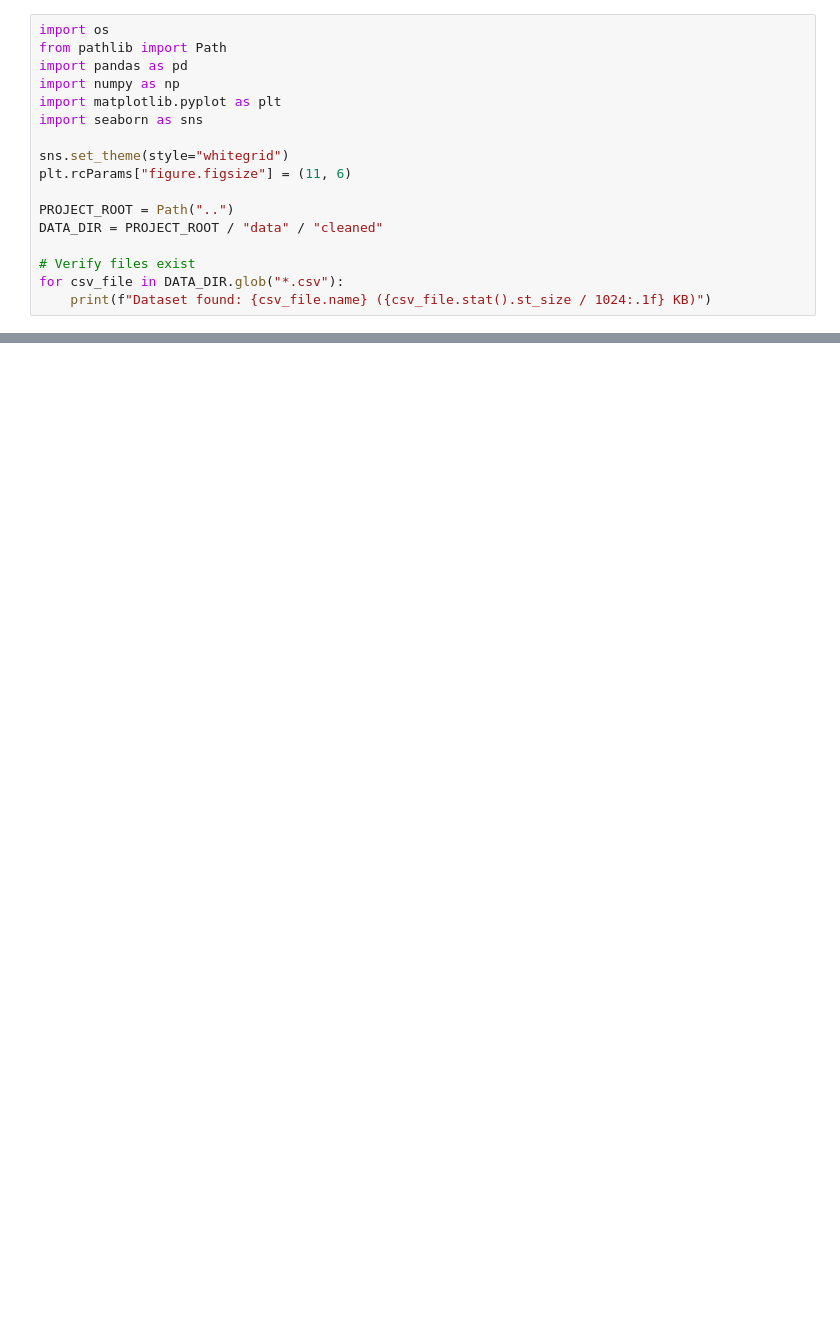
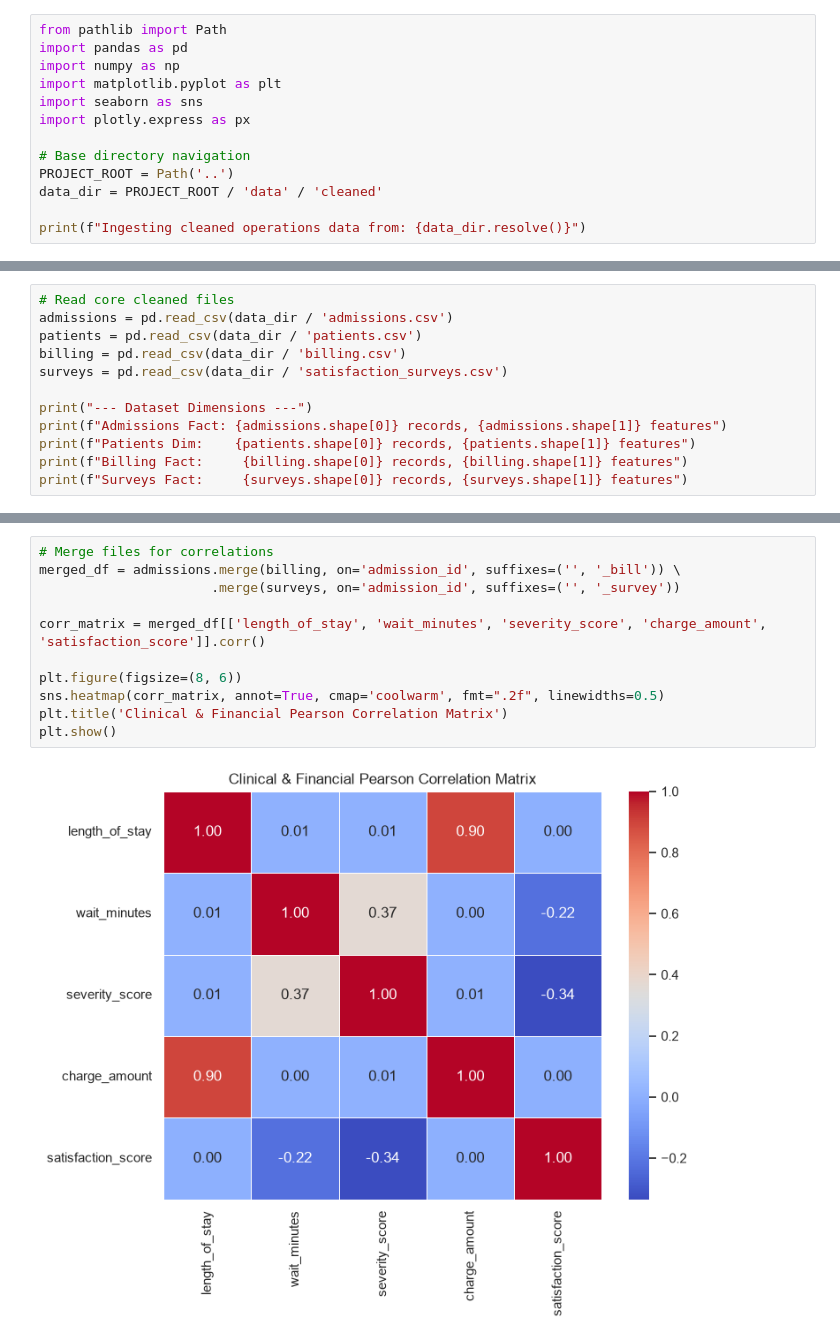
Before and after one commit to ravi020410/healthcare-operations-analytics, a Jupyter notebook: notebooks/01_eda.ipynb, the cells around one changed output, grey strips where cells are left out. Drawn from its saved outputs; the diff is of its cells as text; blank space fills up the shorter version.

Commit message:
feat(analytics): rebuild jupyter notebooks with EDA, Plotly charts, and RandomForest machine learning classifier

```diff
--- a/notebooks/01_eda.ipynb
+++ b/notebooks/01_eda.ipynb
@@ -7,17 +10,13 @@ This notebook profiles our hospital operations, focusing on patient flow, admiss
 # %%
-import os
 from pathlib import Path
 import pandas as pd
 import numpy as np
 import matplotlib.pyplot as plt
 import seaborn as sns
+import plotly.express as px
 
-sns.set_theme(style="whitegrid")
-plt.rcParams["figure.figsize"] = (11, 6)
+# Base directory navigation
+PROJECT_ROOT = Path('..')
+data_dir = PROJECT_ROOT / 'data' / 'cleaned'
 
-PROJECT_ROOT = Path("..")
-DATA_DIR = PROJECT_ROOT / "data" / "cleaned"
-
-# Verify files exist
-for csv_file in DATA_DIR.glob("*.csv"):
-    print(f"Dataset found: {csv_file.name} ({csv_file.stat().st_size / 1024:.1f} KB)")
+print(f"Ingesting cleaned operations data from: {data_dir.resolve()}")
@@ -82,0 +27,12 @@ plt.show()
+# %%
+# Read core cleaned files
+admissions = pd.read_csv(data_dir / 'admissions.csv')
+patients = pd.read_csv(data_dir / 'patients.csv')
+billing = pd.read_csv(data_dir / 'billing.csv')
+surveys = pd.read_csv(data_dir / 'satisfaction_surveys.csv')
+
+print("--- Dataset Dimensions ---")
+print(f"Admissions Fact: {admissions.shape[0]} records, {admissions.shape[1]} features")
+print(f"Patients Dim:    {patients.shape[0]} records, {patients.shape[1]} features")
+print(f"Billing Fact:     {billing.shape[0]} records, {billing.shape[1]} features")
+print(f"Surveys Fact:     {surveys.shape[0]} records, {surveys.shape[1]} features")
@@ -82,0 +113,13 @@ plt.show()
+# %%
+# Merge files for correlations
+merged_df = admissions.merge(billing, on='admission_id', suffixes=('', '_bill')) \
+                      .merge(surveys, on='admission_id', suffixes=('', '_survey'))
+
+corr_matrix = merged_df[['length_of_stay', 'wait_minutes', 'severity_score', 'charge_amount', 'satisfaction_score']].corr()
+
+plt.figure(figsize=(8, 6))
+sns.heatmap(corr_matrix, annot=True, cmap='coolwarm', fmt=".2f", linewidths=0.5)
+plt.title('Clinical & Financial Pearson Correlation Matrix')
+plt.show()
+# %% [output]
+[figure, added]
```
Also changed, not shown: parts of 23 cells of this notebook, 12 other files.
